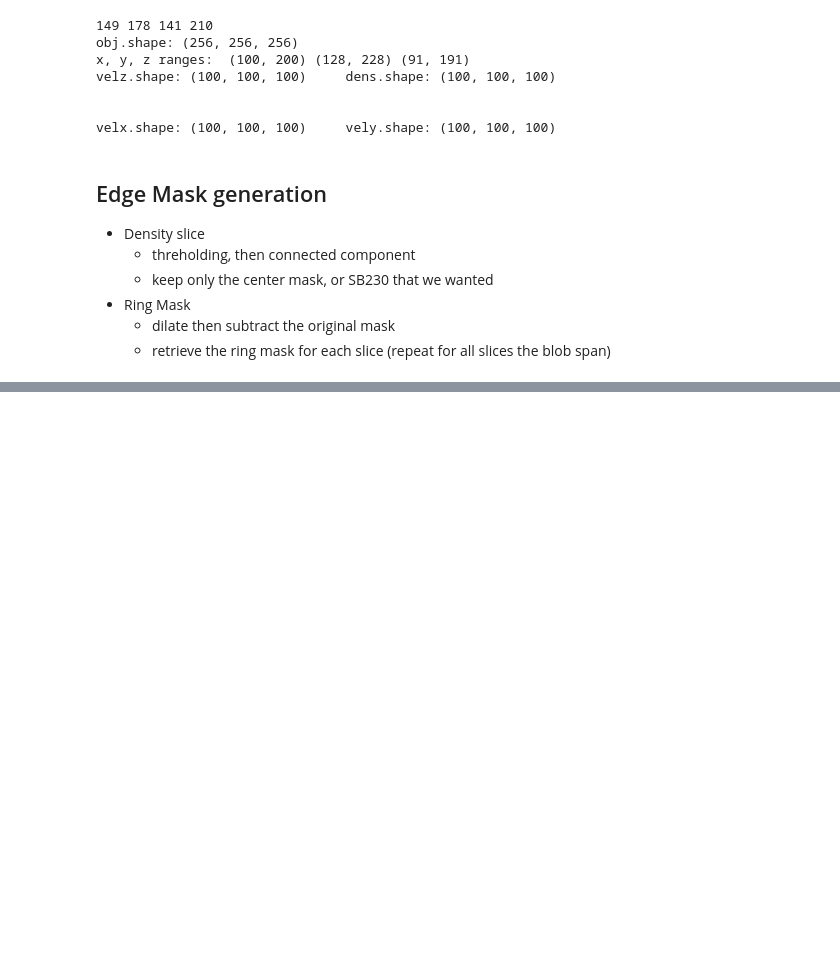
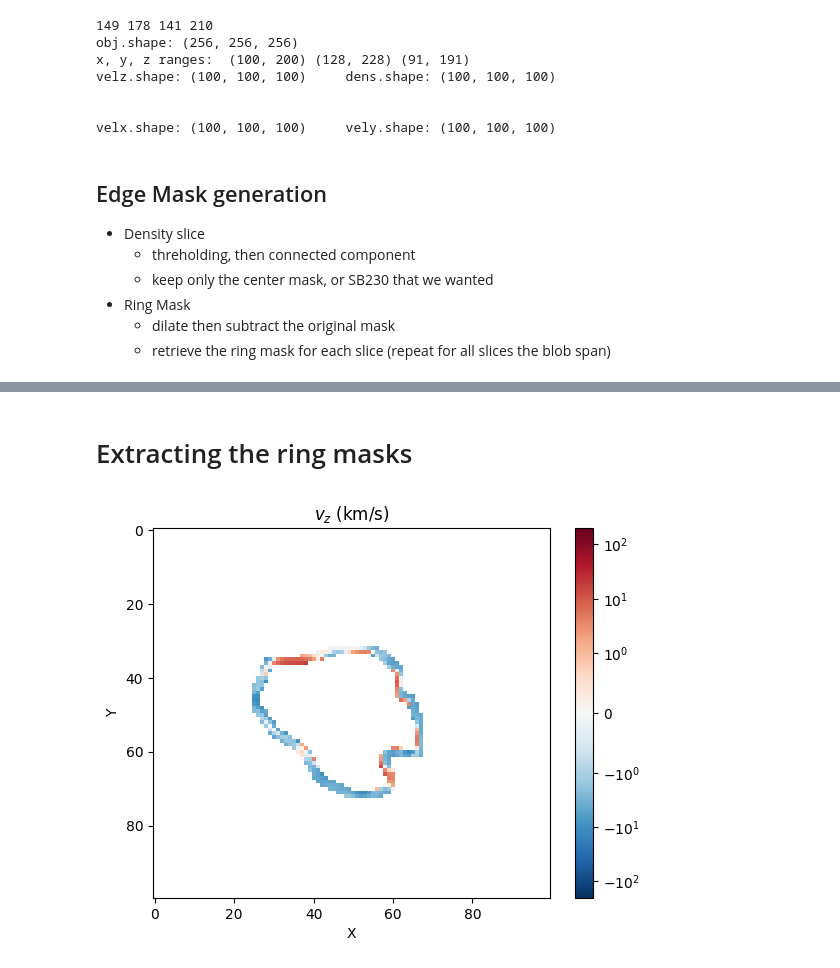
Before and after one commit to Joycelyn-Chen/AstroSegTrack, a Jupyter notebook: analysis/SB230/bubble3Dvisualization.ipynb, the cells around one changed output, grey strips where cells are left out. Cells and saved outputs as stored; diff of their text form; code cells hidden in the pictures; blank space fills up the shorter version.

Commit message:
completed the 3D map of bubblegit statusgit status way to go girllllllgit status

```diff
--- a/analysis/SB230/bubble3Dvisualization.ipynb
+++ b/analysis/SB230/bubble3Dvisualization.ipynb
@@ -254,0 +254,63 @@ plot.display()
+# %% [markdown]
+# Extracting the ring masks
+# %%
+# read density slice
+lower_b = 0
+upper_b = 100
+input_point = (center_x, center_y)
+mask = np.zeros((100, 100, upper_b - lower_b))
+dilated_stack = np.zeros((100, 100, upper_b - lower_b))
+target_mask = np.zeros((100, 100))
+
+
+for current_z in range(upper_b - lower_b):
+    dens_slice = normalize4thresholding(new_dens[:, :, current_z + lower_b])
+
+    # visualize the dens slice to see the bubble
+    # plot_dens_z(dens = new_dens, center_z = current_z)
+
+    # threshold + connected component
+    binary_mask = apply_otsus_thresholding(dens_slice)
+    num_labels, labels, stats, _ = cv2.connectedComponentsWithStats(binary_mask, connectivity=8)
+
+    # Check each component's bounding box to find the target mask
+    for i in range(3, num_labels):  # Starting from 1 to ignore the background
+        x, y, w, h, area = stats[i]
+
+        # Check if the center point is within the bounding box
+        if SN_center_in_bubble(input_point[0], input_point[1], x, y, w, h):     # and area < 10 * 427
+            # If yes, fill the target_mask with this component
+            binary_mask = labels == i
+
+            # Save the target mask
+            mask[:, :, current_z] = binary_mask
+            target_mask = np.where(labels == i, 255, 0).astype('uint8')
+
+            break
+
+
+    # dilate the binary mask for 3 pixels
+    kernel = np.ones((5, 5), np.uint8)
+
+    # outside mask
+    dilated_mask = cv2.dilate(target_mask, kernel, iterations=1)
+    dilated_stack[:, :, current_z] = dilated_mask
+
+    # subtract the dilated mask with the original binary mask to retrieve the boundary edge for the sphere
+boundary_edge = np.logical_xor(mask, dilated_stack).astype(float)
+
+# cast the ring of mask over velz and dens array, plot out the velocity profile, with integrated density as a function of velz
+velz_ring_roi = np.where(boundary_edge, new_velz[:, :, lower_b:upper_b], np.nan)
+dens_ring_roi = np.where(boundary_edge, new_dens[:, :, lower_b:upper_b], np.nan)
+
+plt.imshow(velz_ring_roi[:, :, center_z].T[::], cmap='RdBu_r', aspect='auto',
+                norm=colors.SymLogNorm(linthresh=1, vmin=-200, vmax=200))
+plt.colorbar()
+
+plt.title('$v_z$ (km/s)')
+plt.xlabel('X')
+plt.ylabel('Y')
+# plt.savefig(f'graphs/{time_Myr}/ringed_velz_{center_z}.png')
+plt.show()
+# %% [output]
+[figure, added]
```
Also changed, not shown: parts of 9 cells of this notebook.
